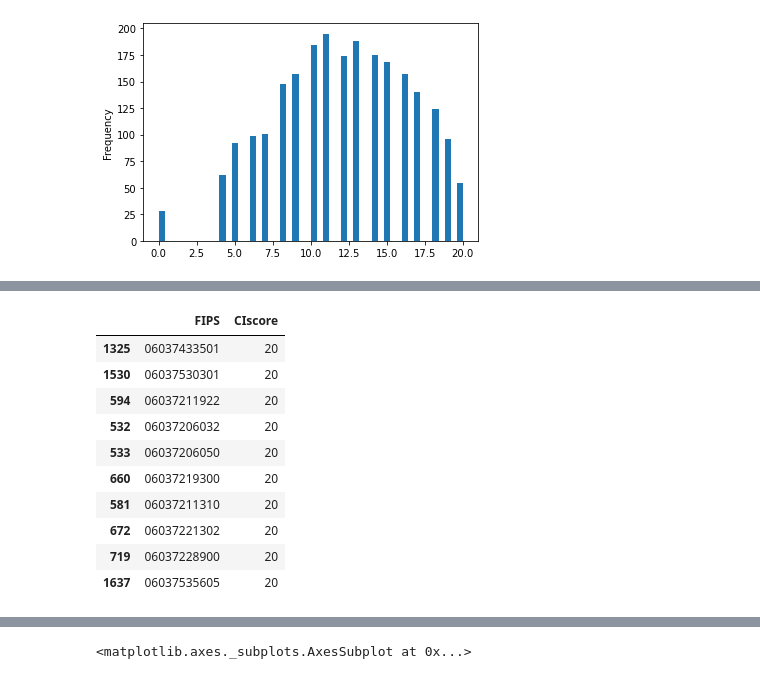
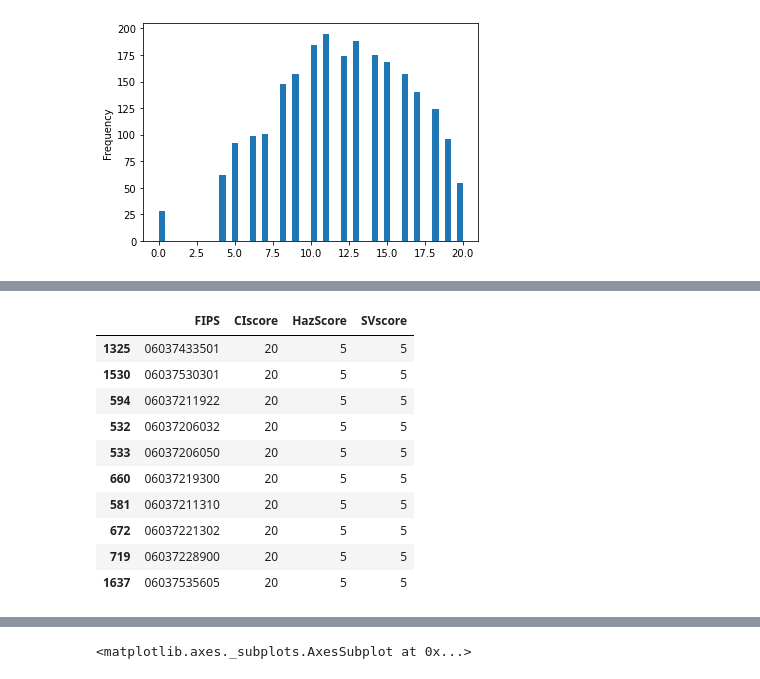
Before and after one commit to Agonzogonzo/Mangonadas, a Jupyter notebook: Group Assignments/Policing & Environment Group Project Final.ipynb, the cells around one changed output, grey strips where cells are left out. Cells and saved outputs as stored; diff of their text form; code cells hidden in the pictures.

```diff
--- a/Group Assignments/Policing & Environment Group Project Final.ipynb
+++ b/Group Assignments/Policing & Environment Group Project Final.ipynb
@@ -199,16 +237,16 @@ tracts_ejsm['CIscore'].plot.hist(bins=50)
 tracts_ejsm_sorted = tracts_ejsm.sort_values(by='CIscore',ascending = False)
 # %%
 #sorted data has no variation
-tracts_ejsm_sorted[['FIPS','CIscore']].head(10)
+tracts_ejsm_sorted[['FIPS','CIscore','HazScore','SVscore']].head(10)
 # %% [output]
-|  | FIPS | CIscore |
-| 1325 | 06037433501 | 20 |
-| 1530 | 06037530301 | 20 |
-| 594 | 06037211922 | 20 |
-| 532 | 06037206032 | 20 |
-| 533 | 06037206050 | 20 |
-| 660 | 06037219300 | 20 |
-| 581 | 06037211310 | 20 |
-| 672 | 06037221302 | 20 |
-| 719 | 06037228900 | 20 |
-| 1637 | 06037535605 | 20 |
+|  | FIPS | CIscore | HazScore | SVscore |
+| 1325 | 06037433501 | 20 | 5 | 5 |
+| 1530 | 06037530301 | 20 | 5 | 5 |
+| 594 | 06037211922 | 20 | 5 | 5 |
+| 532 | 06037206032 | 20 | 5 | 5 |
+| 533 | 06037206050 | 20 | 5 | 5 |
+| 660 | 06037219300 | 20 | 5 | 5 |
+| 581 | 06037211310 | 20 | 5 | 5 |
+| 672 | 06037221302 | 20 | 5 | 5 |
+| 719 | 06037228900 | 20 | 5 | 5 |
+| 1637 | 06037535605 | 20 | 5 | 5 |
```
Also changed, not shown: parts of 13 cells of this notebook.
